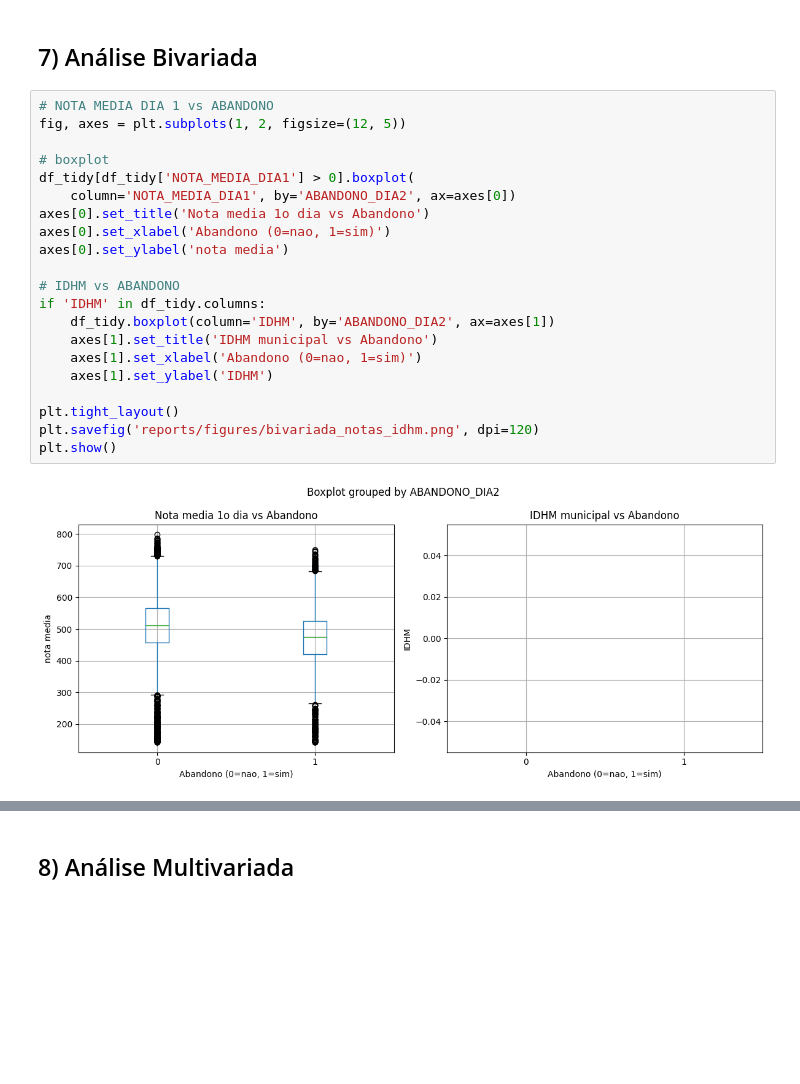
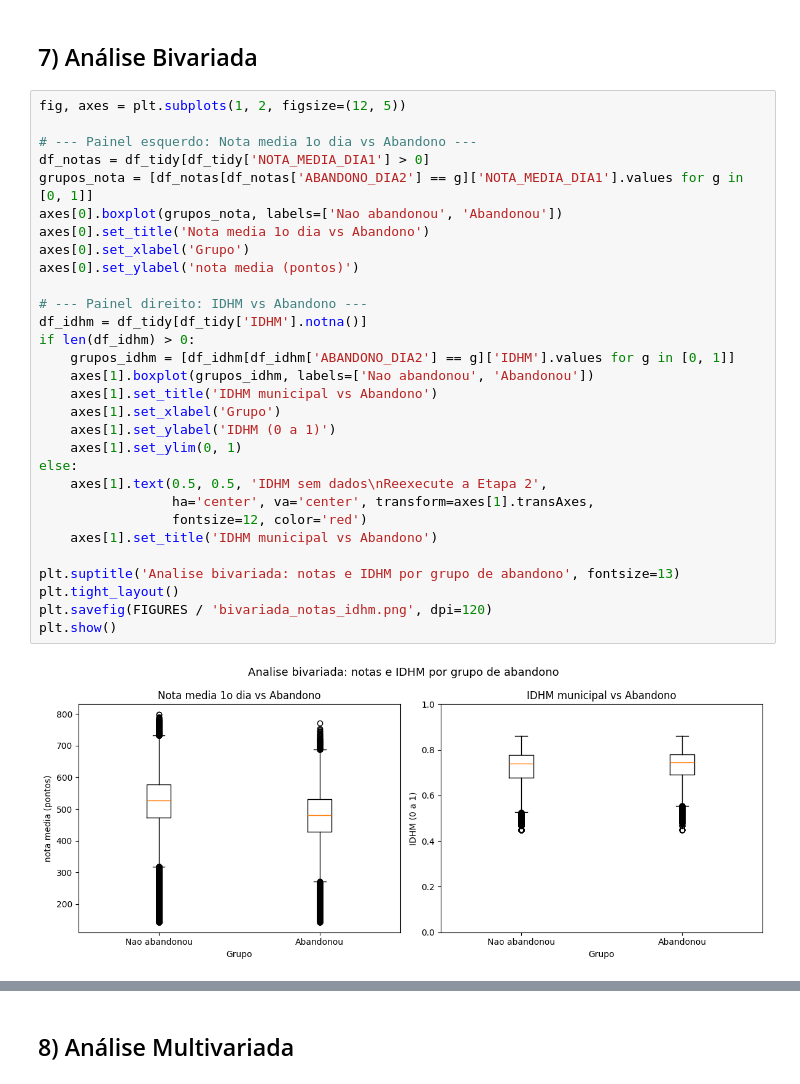
Before and after one commit to PedroBorges0/enem-abstencao-ds, a Jupyter notebook: notebooks/etapa3_eda_sql.ipynb, the cells around one changed output, grey strips where cells are left out. Cells and saved outputs as stored; diff of their text form; blank space fills up the shorter version.

Commit message:
Etapa 3: EDA, consultas SQL e visualizacoes

```diff
--- a/notebooks/etapa3_eda_sql.ipynb
+++ b/notebooks/etapa3_eda_sql.ipynb
@@ -454,28 +458,37 @@ plt.show()
 # %% [markdown]
 ## 7) Análise Bivariada
 # %%
-# NOTA MEDIA DIA 1 vs ABANDONO
 fig, axes = plt.subplots(1, 2, figsize=(12, 5))
 
-# boxplot
-df_tidy[df_tidy['NOTA_MEDIA_DIA1'] > 0].boxplot(
-    column='NOTA_MEDIA_DIA1', by='ABANDONO_DIA2', ax=axes[0])
+# --- Painel esquerdo: Nota media 1o dia vs Abandono ---
+df_notas = df_tidy[df_tidy['NOTA_MEDIA_DIA1'] > 0]
+grupos_nota = [df_notas[df_notas['ABANDONO_DIA2'] == g]['NOTA_MEDIA_DIA1'].values for g in [0, 1]]
+axes[0].boxplot(grupos_nota, labels=['Nao abandonou', 'Abandonou'])
 axes[0].set_title('Nota media 1o dia vs Abandono')
-axes[0].set_xlabel('Abandono (0=nao, 1=sim)')
-axes[0].set_ylabel('nota media')
+axes[0].set_xlabel('Grupo')
+axes[0].set_ylabel('nota media (pontos)')
 
-# IDHM vs ABANDONO
-if 'IDHM' in df_tidy.columns:
-    df_tidy.boxplot(column='IDHM', by='ABANDONO_DIA2', ax=axes[1])
+# --- Painel direito: IDHM vs Abandono ---
+df_idhm = df_tidy[df_tidy['IDHM'].notna()]
+if len(df_idhm) > 0:
+    grupos_idhm = [df_idhm[df_idhm['ABANDONO_DIA2'] == g]['IDHM'].values for g in [0, 1]]
+    axes[1].boxplot(grupos_idhm, labels=['Nao abandonou', 'Abandonou'])
     axes[1].set_title('IDHM municipal vs Abandono')
-    axes[1].set_xlabel('Abandono (0=nao, 1=sim)')
-    axes[1].set_ylabel('IDHM')
+    axes[1].set_xlabel('Grupo')
+    axes[1].set_ylabel('IDHM (0 a 1)')
+    axes[1].set_ylim(0, 1)
+else:
+    axes[1].text(0.5, 0.5, 'IDHM sem dados\nReexecute a Etapa 2',
+                 ha='center', va='center', transform=axes[1].transAxes,
+                 fontsize=12, color='red')
+    axes[1].set_title('IDHM municipal vs Abandono')
 
+plt.suptitle('Analise bivariada: notas e IDHM por grupo de abandono', fontsize=13)
 plt.tight_layout()
-plt.savefig('reports/figures/bivariada_notas_idhm.png', dpi=120)
+plt.savefig(FIGURES / 'bivariada_notas_idhm.png', dpi=120)
 plt.show()
 # %% [output]
-[figure, old version]
+[figure, new version]
 # %%
 # taxa de abandono por raca/cor
 taxa_raca = df_tidy.groupby('DS_COR_RACA')['ABANDONO_DIA2'].mean().sort_values(ascending=False)
```
Also changed, not shown: parts of 21 cells of this notebook, 13 other files.
